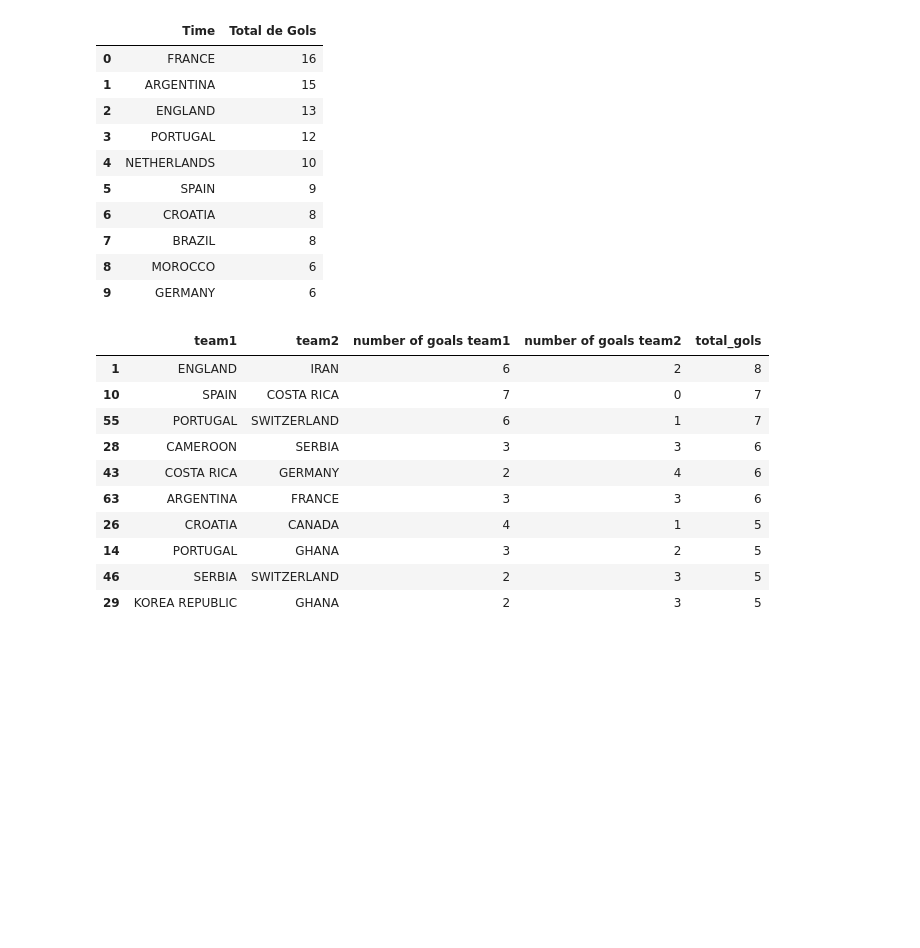
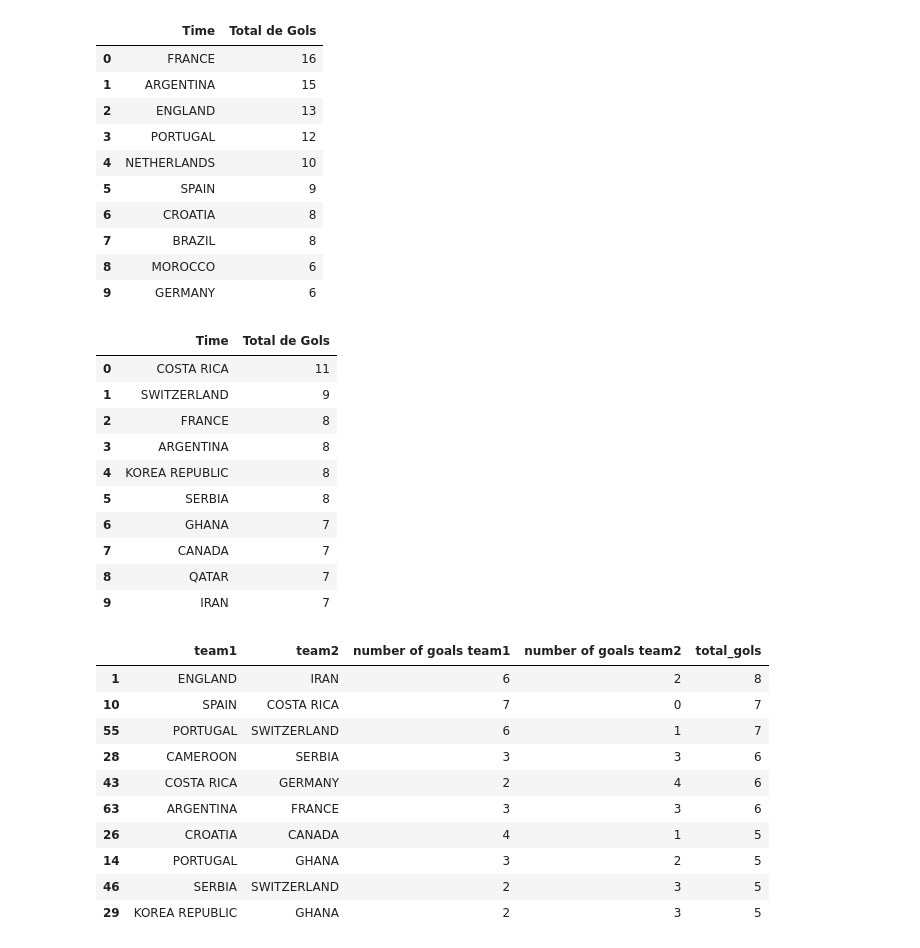
Before and after one commit to denisemasar/project, a Jupyter notebook: project.ipynb, the cells around one changed output. Drawn from its saved outputs; the diff is of its cells as text; code cells hidden in the pictures; blank space fills up the shorter version.

Commit message:
Inclusão de perguntas no arquivo project

```diff
--- a/project.ipynb
+++ b/project.ipynb
@@ -242,5 +242,36 @@ display(resultado)
 | 7 | BRAZIL | 8 |
 | 8 | MOROCCO | 6 |
 | 9 | GERMANY | 6 |
+# %%
+# ==========================================================
+# PERGUNTA 2:
+# Quais os times marcaram sofreram mais gols (defesas mais vazadas)? (cite os 10 primeiros)
+# ==========================================================
+
+# Somar gols que o team1 tomou, somando o gols do outro lado (team2)
+gols_team1 = df.groupby('team1')['number of goals team2'].sum()
+
+# Somar gols que o team2 tomou, somando o gols do outro lado (team1)
+gols_team2 = df.groupby('team2')['number of goals team1'].sum()
+
+# Somar os dois resultados
+total_gols = gols_team1.add(gols_team2, fill_value=0)
+
+resultado = total_gols.sort_values(ascending=False).head(10).reset_index()
+resultado.columns = ['Time', 'Total de Gols']
+
+display(resultado)
+# %% [output]
+|  | Time | Total de Gols |
+| 0 | COSTA RICA | 11 |
+| 1 | SWITZERLAND | 9 |
+| 2 | FRANCE | 8 |
+| 3 | ARGENTINA | 8 |
+| 4 | KOREA REPUBLIC | 8 |
+| 5 | SERBIA | 8 |
+| 6 | GHANA | 7 |
+| 7 | CANADA | 7 |
+| 8 | QATAR | 7 |
+| 9 | IRAN | 7 |
 # %%
 # ==========================================================
```
Also changed, not shown: parts of 11 cells of this notebook.
